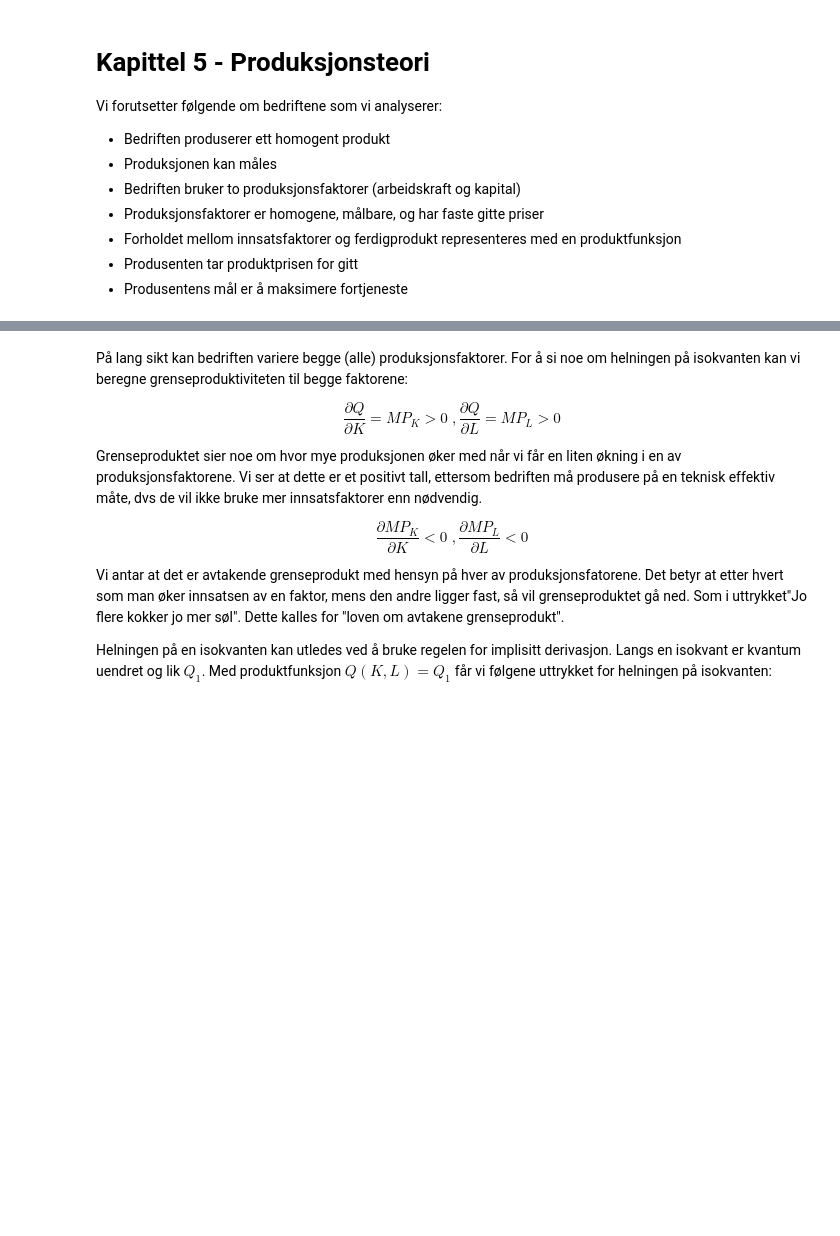
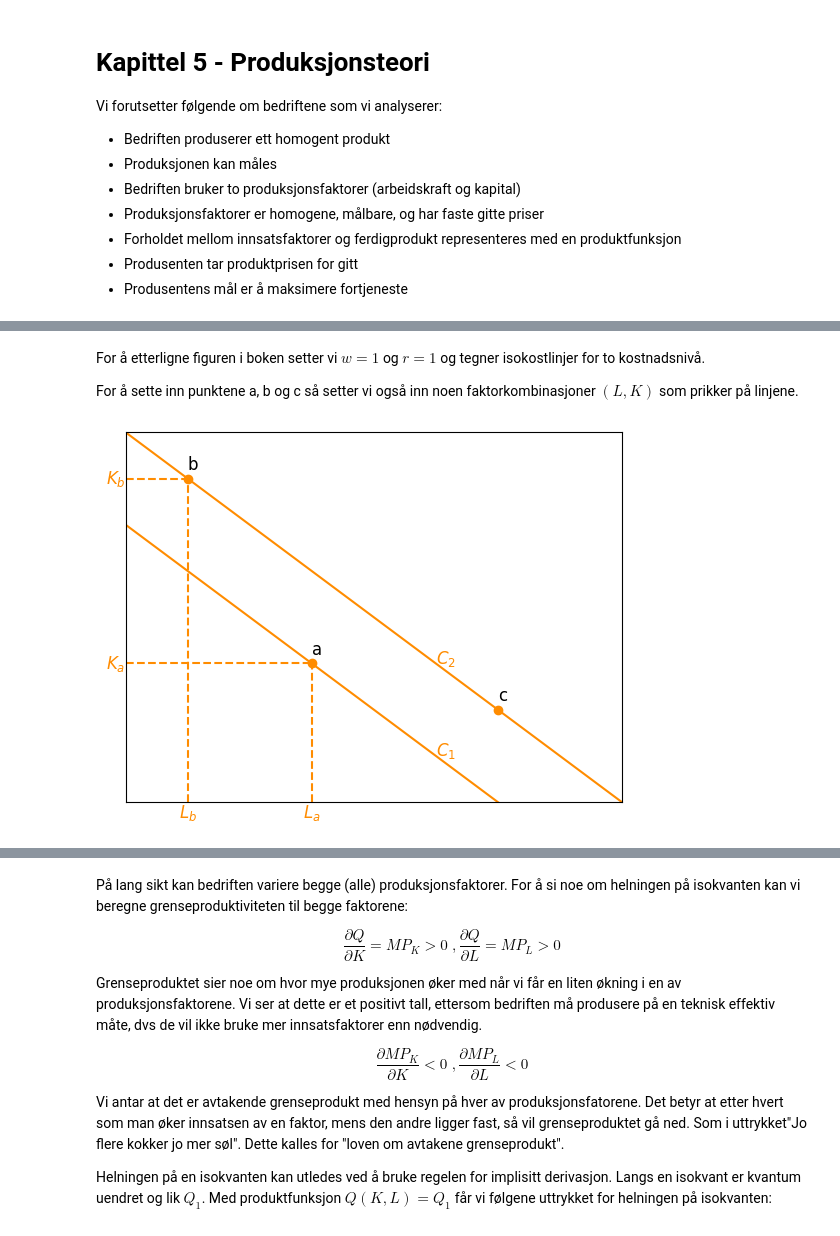
Before and after one commit to uit-sok-1303-v26/uit-sok-1303.v26.github.io, a Jupyter notebook: Produksjonsteori - Kapittel 5.ipynb, the cells around one changed output, grey strips where cells are left out. Saved outputs shown, nothing was run; the diff lists cells and outputs as text; code cells hidden in the pictures; blank space fills up the shorter version.

Commit message:
La til en oppdatering som sikkert har noen feil

```diff
--- a/Produksjonsteori - Kapittel 5.ipynb
+++ b/Produksjonsteori - Kapittel 5.ipynb
@@ -40,0 +53,8 @@ Figuren viser faktorkombinasjoner og isokostliner.
+# %%
+# Definer symboler
+L, K, C, w, r = sp.symbols('L K C w r', positive=True)
+
+
+isokost = sp.Eq(C, w*L + r*K)
+
+display(isokost)
@@ -40,0 +65,5 @@ Figuren viser faktorkombinasjoner og isokostliner.
+# %%
+
+K_losning = sp.solve(isokost, K)[0]
+
+K_losning.expand()
@@ -40,0 +74,5 @@ Figuren viser faktorkombinasjoner og isokostliner.
+# %%
+# Helningen til isokostlinjen for å tegne figur, derivert med hensyn på L
+L_derivert = sp.diff(K_losning, L)
+
+L_derivert
@@ -41,3 +81,65 @@ Figuren viser faktorkombinasjoner og isokostliner.
+# %% [markdown]
+For å etterligne figuren i boken setter vi $w = 1$ og $r = 1$ og tegner isokostlinjer for to kostnadsnivå.
+
+For å sette inn punktene a, b og c så setter vi også inn noen faktorkombinasjoner $(L, K)$ som prikker på linjene.
+# %%
+L_verdier = np.linspace(0.0001, 4, 100)
+kostnad3 = isokost.rhs.subs([(L, 1.5), (K, 1.5), (w, 1), (r, 1)])
+kostnad4 = isokost.rhs.subs([(L, 2), (K, 2), (w, 1), (r, 1)])
+helning1 = L_derivert.subs([(w, 1), (r, 1)])
+fig, ax = plt.subplots()
+
+# Ikke kopier kode, bare ment for visualisering
+ax.plot(L_verdier, kostnad3 + helning1*L_verdier, label='Isokostlinje', color='darkorange')
+ax.plot(L_verdier, kostnad4 + helning1*L_verdier, label='Isokostlinje', color='darkorange')
+
+
+# Alt under her er bare for å plassere punkter og annotasjoner på figuren for å etterligne det som er i boken, og er ikke ment for å være generell kode for å tegne isokostlinjer eller isokvanter
+
+
+
+ax.plot(1.5,1.5, marker='o', color='darkorange', label='a')
+ax.hlines(1.5, 0, 1.5, colors='darkorange', linestyles='dashed')
+ax.vlines(1.5, 0, 1.5, colors='darkorange', linestyles='dashed')
+
+
+
+
+ax.plot(0.5, 3.5, marker='o', color='darkorange', label='b')
+ax.hlines(3.5, 0, 0.5, colors='darkorange', linestyles='dashed')
+ax.vlines(0.5, 0, 3.5, colors='darkorange', linestyles='dashed')
+
+
+
+
+ax.plot(3, 1, marker='o', color='darkorange', label='c')
+
+
+
+ax.annotate('a', (1.5, 1.5), xytext=(1.5, 1.6), fontsize=12)
+ax.annotate('b', (0.5, 3.5), xytext=(0.5, 3.6), fontsize=12)
+ax.annotate('c', (3, 1), xytext=(3, 1.1), fontsize=12)
+
+ax.annotate('$C_1$', (2.5, 0.5), fontsize=12, color='darkorange')
+ax.annotate('$C_2$', (2.5, 1.5), fontsize=12, color='darkorange')
+
+
+ax.text(0, 1.5, '$K_a$', va='center', ha='right', fontsize=12, color='darkorange')
+ax.text(0, 3.5, '$K_b$', va='center', ha='right', fontsize=12, color='darkorange')
+
+
+ax.text(1.5, 0, '$L_a$', va='top', ha='center', fontsize=12, color='darkorange')
+ax.text(0.5, 0, '$L_b$', va='top', ha='center', fontsize=12, color='darkorange')
+
+
+
+ax.set_xticks([])
+ax.set_yticks([])
+
+ax.set_xlim(0, 4)
+ax.set_ylim(0, 4);
+# %% [output]
+[figure, added]
 # %% [markdown]
 ### 2. Produktfunksjon og isokvant
 
```
Also changed, not shown: parts of 53 cells of this notebook.
